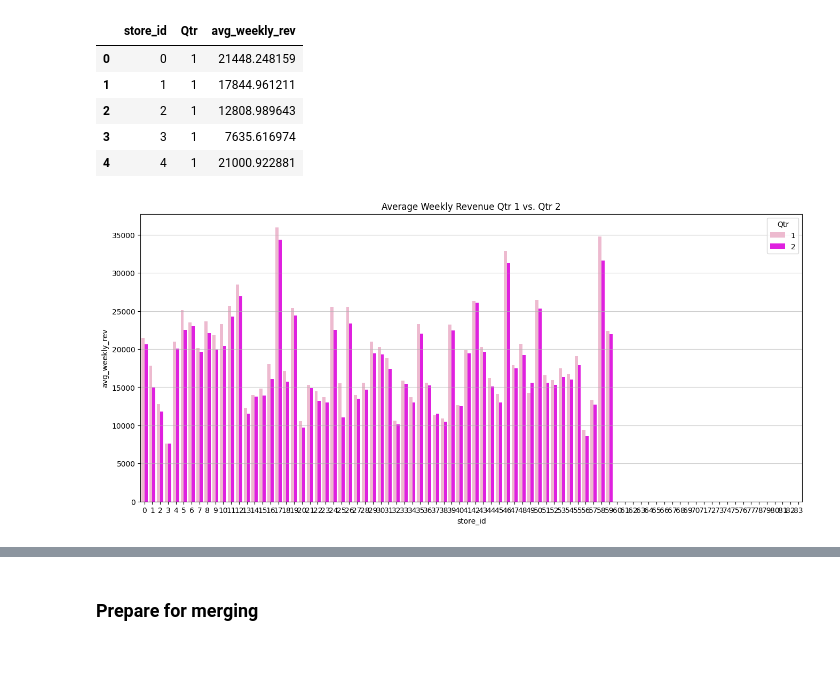
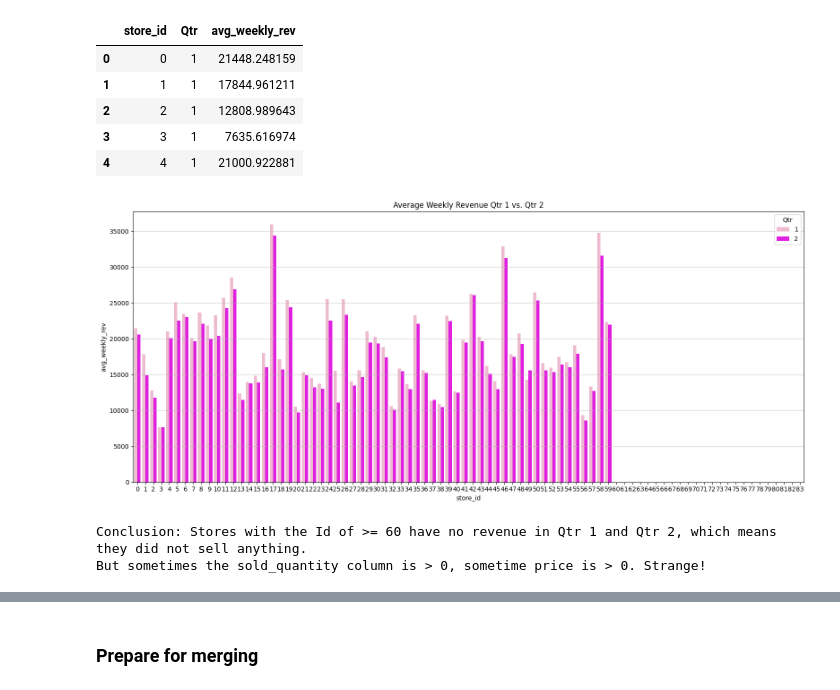
Before and after one commit to shuting-fish/food_prediction, a Jupyter notebook: visualization_fp.ipynb, the cells around one changed output, grey strips where cells are left out. Saved outputs shown, nothing was run; the diff lists cells and outputs as text; code cells hidden in the pictures; blank space fills up the shorter version.

```diff
--- a/visualization_fp.ipynb
+++ b/visualization_fp.ipynb
@@ -681,14 +784,21 @@ stores_rev.head()
 # %%
 # weekly rev qtr1 2025 by store: plot
 
+# barplot to visualize out assumtion
 plt.figure(figsize=(16,7))
 
-#bars = plt.bar(stores.store_id, stores.avg_weekly_rev,  )
-#bars = sns.barplot(data=stores, x='store_id', y='avg_weekly_rev', hue='Qtr', palette=['#F6B1CE', '#FF00FF'])
 bars = sns.barplot(data=stores_rev, x='store_id', y='avg_weekly_rev', hue='Qtr', palette=['#F6B1CE', '#FF00FF'])
 plt.grid(axis='y', alpha=0.6)
 plt.title('Average Weekly Revenue Qtr 1 vs. Qtr 2')
+plt.tight_layout()
 plt.show()
+
+
+# conclusion store_id  >= 60
+print('Conclusion: Stores with the Id of >= 60 have no revenue in Qtr 1 and Qtr 2, which means they did not sell anything. \nBut sometimes the sold_quantity column is > 0\
+, sometime price is > 0. Strange!')
 # %% [output]
-[figure, old version]
+[figure, new version]
+Conclusion: Stores with the Id of >= 60 have no revenue in Qtr 1 and Qtr 2, which means they did not sell anything.
+But sometimes the sold_quantity column is > 0, sometime price is > 0. Strange!
 # %%
```
Also changed, not shown: parts of 84 cells of this notebook.
